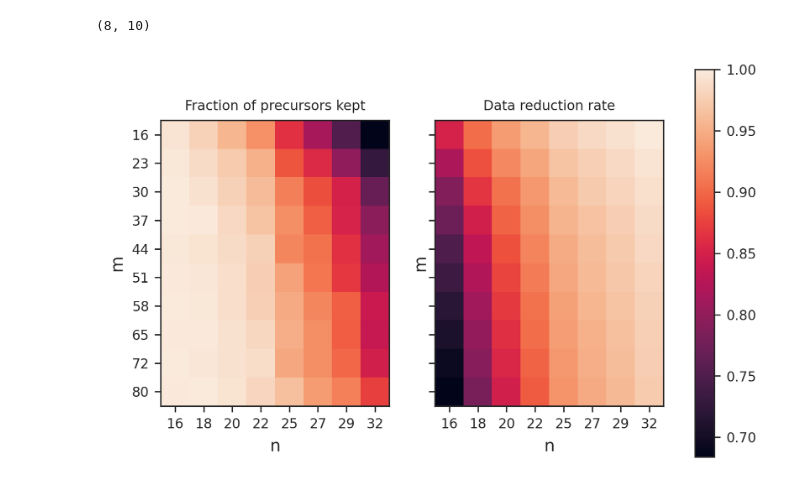
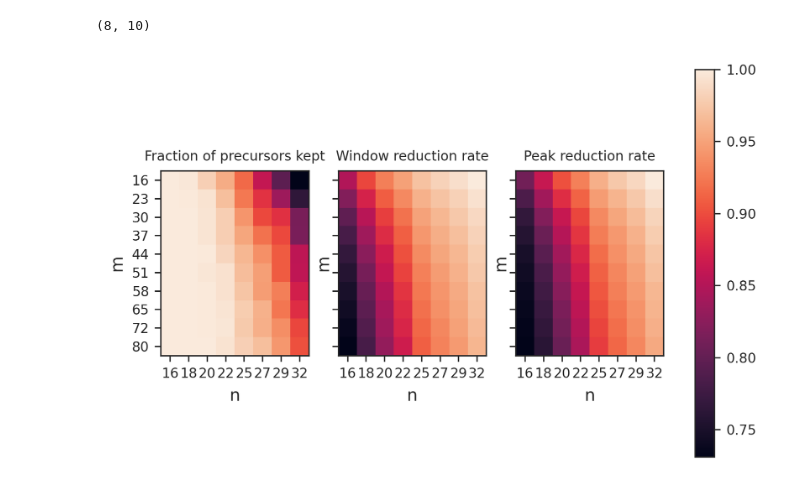
Before and after one commit to hildebrandtlab/mzBucket, a Jupyter notebook: src/python/notebooks/SelfCollisionEvaluation.ipynb, the cells around one changed output. Cells and saved outputs as stored; diff of their text form; code cells hidden in the pictures.

Commit message:
Rerun of evaluation on real data without filtering.

```diff
--- a/src/python/notebooks/SelfCollisionEvaluation.ipynb
+++ b/src/python/notebooks/SelfCollisionEvaluation.ipynb
@@ -97,6 +97,10 @@ num_n,num_m
 # %%
 FETCHED = np.zeros((num_n, num_m))
 REDUCED = np.zeros((num_n, num_m))
+REDUCED_PEAKS = np.zeros((num_n, num_m))
+# %%
+min_intensity=1
+min_peaks=1
 # %%
 for i, n in tqdm(enumerate(N), total=num_n):
 
@@ -104,7 +108,7 @@ for i, n in tqdm(enumerate(N), total=num_n):
 
         hasher = TimsHasher(trials=m, len_trial=n, num_dalton=WINDOW_LENGTH, resolution=RESOLUTION)
 
-        rate_list, reduction_list = [], []
+        rate_list, reduction_list, reduction_peaks_list = [], [], []
 
         for frame in frames:
 
@@ -116,25 +120,32 @@ for i, n in tqdm(enumerate(N), total=num_n):
             if tmp_patterns.shape[0] != 0:
 
                 s, b, W = frame.get_dense_windows(window_length=WINDOW_LENGTH, resolution=RESOLUTION,
-                                                  overlapping=True, min_intensity=25)
+                                                  overlapping=True, min_intensity=min_intensity,\
+                                                  min_peaks=min_peaks)
                 K = hasher.calculate_keys(W)
+                filtered_frame = hasher.filter_frame_auto_correlation(frame,min_intensity=min_intensity,\
+                                                                      min_peaks=min_peaks)
 
-                total_data = len(b)
+                # compute reduction in peaks
+                reduction_peaks = 1.0-filtered_frame.mz().shape[0] / frame.mz().shape[0]
+                reduction_peaks_list.append(reduction_peaks)
 
+                # compute hit rate on target
                 mz_bins, scans = hasher.calculate_collisions(K, s, b)
-
-                filtered_data = len(mz_bins)
-
                 fetched, not_fetched = match_patterns_with_vendor_selected(mz_bins, scans, tmp_patterns)
                 fetch_rate = fetched.shape[0] / (fetched.shape[0] + not_fetched.shape[0])
+                rate_list.append(fetch_rate)
 
-                rate_list.append(fetch_rate)
+                # compute reduction rate in windows
+                total_data = len(b)
+                filtered_data = len(mz_bins)
                 tmp_red_value = 1 - filtered_data / total_data
                 reduction_list.append(tmp_red_value)
 
         if len(rate_list) != 0:
             FETCHED[i, j] = np.round(np.mean(rate_list), 3)
             REDUCED[i, j] = np.round(np.mean(reduction_list), 3)
+            REDUCED_PEAKS[i, j] = np.round(np.mean(reduction_peaks_list), 3)
 # %%
 # Plot settings ---------------------------------------
 widthMM = 170
@@ -157,31 +168,40 @@ sns.set_style("ticks")
 
 dpi = 300
 # %%
-fig, ax = plt.subplots(1,2,figsize=(widthInch, heigthInch),dpi=dpi,sharey=True)
+fig, ax = plt.subplots(1,3,figsize=(widthInch, heigthInch),dpi=dpi,sharey=True)
 
 ax[0].title.set_text('Fraction of precursors kept')
 im = ax[0].imshow(FETCHED.T)
 ax[0].set_ylabel('m')
 ax[0].set_xlabel('n')
 
 plt.sca(ax[0])
 plt.xticks(range(num_n), [n for n in N])
 plt.yticks(range(num_m), [m for m in M])
 
 
-ax[1].title.set_text('Data reduction rate')
+ax[1].title.set_text('Window reduction rate')
 ax[1].imshow(REDUCED.T)
 ax[1].set_ylabel('m')
 ax[1].set_xlabel('n')
 
 plt.sca(ax[1])
 plt.xticks(range(num_n), [n for n in N])
 plt.yticks(range(num_m), [m for m in M])
 
+ax[2].title.set_text('Peak reduction rate')
+ax[2].imshow(REDUCED_PEAKS.T)
+ax[2].set_ylabel('m')
+ax[2].set_xlabel('n')
+
+plt.sca(ax[2])
+plt.xticks(range(num_n), [n for n in N])
+plt.yticks(range(num_m), [m for m in M])
+
 cbar = fig.colorbar(im, ax=ax.ravel().tolist(), shrink=0.95)
 
 plt.savefig("../../../plots/evaluation_big.pdf",dpi=dpi)
 
 plt.show()
 # %% [output]
-[figure, old version]
+[figure, new version]
```
Also changed, not shown: 1 other file.
